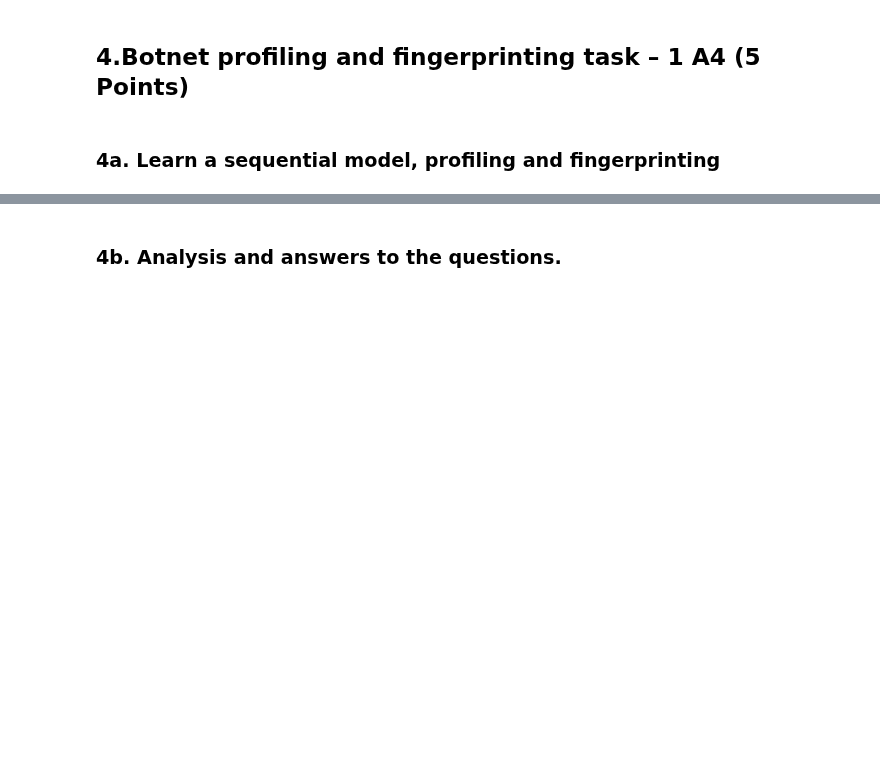
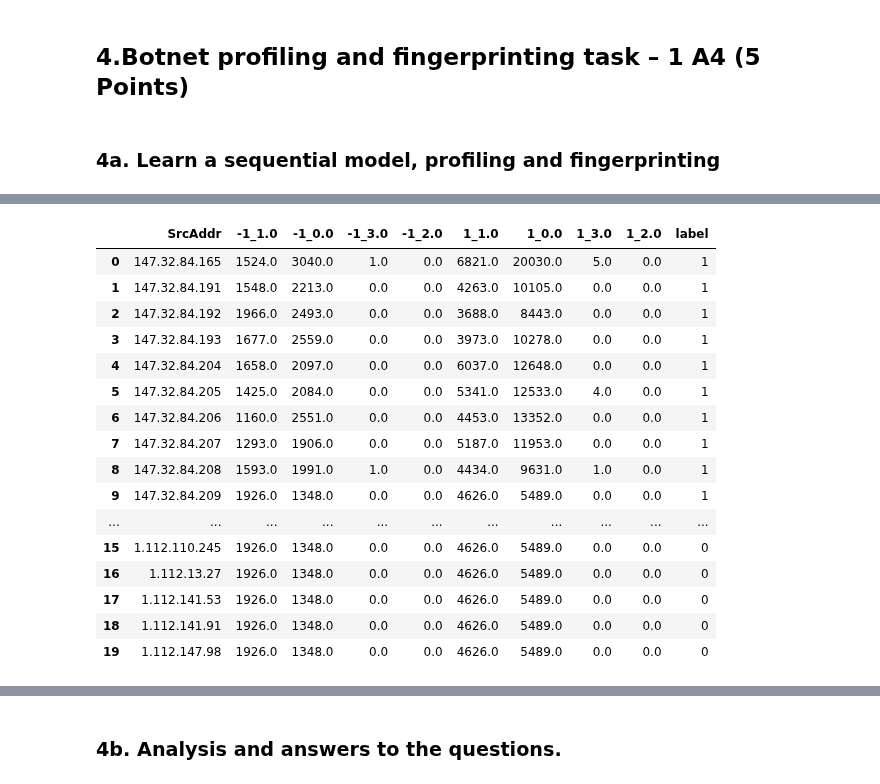
Before and after one commit to amar-mesic/cyber-data, a Jupyter notebook: lab-3/Lab3.ipynb, the cells around one changed output, grey strips where cells are left out. Saved outputs shown, nothing was run; the diff lists cells and outputs as text; code cells hidden in the pictures; blank space fills up the shorter version.

```diff
--- a/lab-3/Lab3.ipynb
+++ b/lab-3/Lab3.ipynb
@@ -1122,0 +1082,41 @@ pd.concat([train_signature, test_signatures]).shape
+# %%
+# Initialize the signatures DataFrame
+signatures = pd.DataFrame()
+
+# Function to collect signatures and labels
+def collect_signatures(ips, label):
+    global signatures
+    for ip in ips:
+        host_data = discr_data[discr_data.SrcAddr == ip]
+        signature = gen_signature(host_data, ip)
+        signature['label'] = label
+        signatures = pd.concat([signatures, signature])
+
+# Collect signatures for infected and benign hosts
+collect_signatures(infected_ips, 1)
+collect_signatures(benign_ips[:10], 0)
+
+# Save to file for ease of use
+signatures = signatures.dropna(axis=1)
+test_df = signatures.rename_axis('SrcAddr').reset_index()
+test_df.to_csv('data/signatures/d9/signatures.csv', index=None)
+# %%
+test_df
+# %% [output]
+|  | SrcAddr | -1_1.0 | -1_0.0 | -1_3.0 | -1_2.0 | 1_1.0 | 1_0.0 | 1_3.0 | 1_2.0 | label |
+| 0 | 147.32.84.165 | 1524.0 | 3040.0 | 1.0 | 0.0 | 6821.0 | 20030.0 | 5.0 | 0.0 | 1 |
+| 1 | 147.32.84.191 | 1548.0 | 2213.0 | 0.0 | 0.0 | 4263.0 | 10105.0 | 0.0 | 0.0 | 1 |
+| 2 | 147.32.84.192 | 1966.0 | 2493.0 | 0.0 | 0.0 | 3688.0 | 8443.0 | 0.0 | 0.0 | 1 |
+| 3 | 147.32.84.193 | 1677.0 | 2559.0 | 0.0 | 0.0 | 3973.0 | 10278.0 | 0.0 | 0.0 | 1 |
+| 4 | 147.32.84.204 | 1658.0 | 2097.0 | 0.0 | 0.0 | 6037.0 | 12648.0 | 0.0 | 0.0 | 1 |
+| 5 | 147.32.84.205 | 1425.0 | 2084.0 | 0.0 | 0.0 | 5341.0 | 12533.0 | 4.0 | 0.0 | 1 |
+| 6 | 147.32.84.206 | 1160.0 | 2551.0 | 0.0 | 0.0 | 4453.0 | 13352.0 | 0.0 | 0.0 | 1 |
+| 7 | 147.32.84.207 | 1293.0 | 1906.0 | 0.0 | 0.0 | 5187.0 | 11953.0 | 0.0 | 0.0 | 1 |
+| 8 | 147.32.84.208 | 1593.0 | 1991.0 | 1.0 | 0.0 | 4434.0 | 9631.0 | 1.0 | 0.0 | 1 |
+| 9 | 147.32.84.209 | 1926.0 | 1348.0 | 0.0 | 0.0 | 4626.0 | 5489.0 | 0.0 | 0.0 | 1 |
+| ... | ... | ... | ... | ... | ... | ... | ... | ... | ... | ... |
+| 15 | 1.112.110.245 | 1926.0 | 1348.0 | 0.0 | 0.0 | 4626.0 | 5489.0 | 0.0 | 0.0 | 0 |
+| 16 | 1.112.13.27 | 1926.0 | 1348.0 | 0.0 | 0.0 | 4626.0 | 5489.0 | 0.0 | 0.0 | 0 |
+| 17 | 1.112.141.53 | 1926.0 | 1348.0 | 0.0 | 0.0 | 4626.0 | 5489.0 | 0.0 | 0.0 | 0 |
+| 18 | 1.112.141.91 | 1926.0 | 1348.0 | 0.0 | 0.0 | 4626.0 | 5489.0 | 0.0 | 0.0 | 0 |
+| 19 | 1.112.147.98 | 1926.0 | 1348.0 | 0.0 | 0.0 | 4626.0 | 5489.0 | 0.0 | 0.0 | 0 |
```
Also changed, not shown: parts of 18 cells of this notebook, 4 other files.
